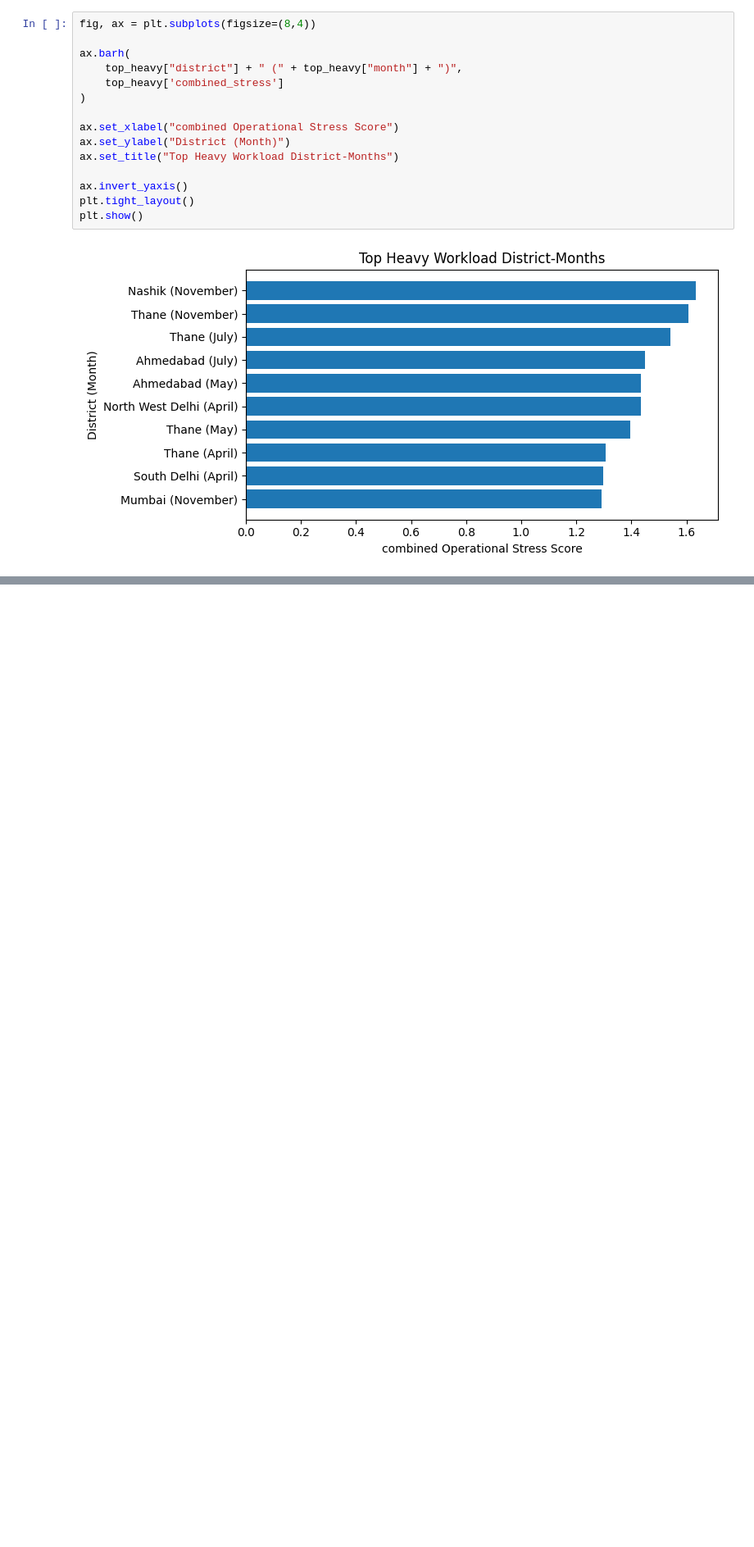
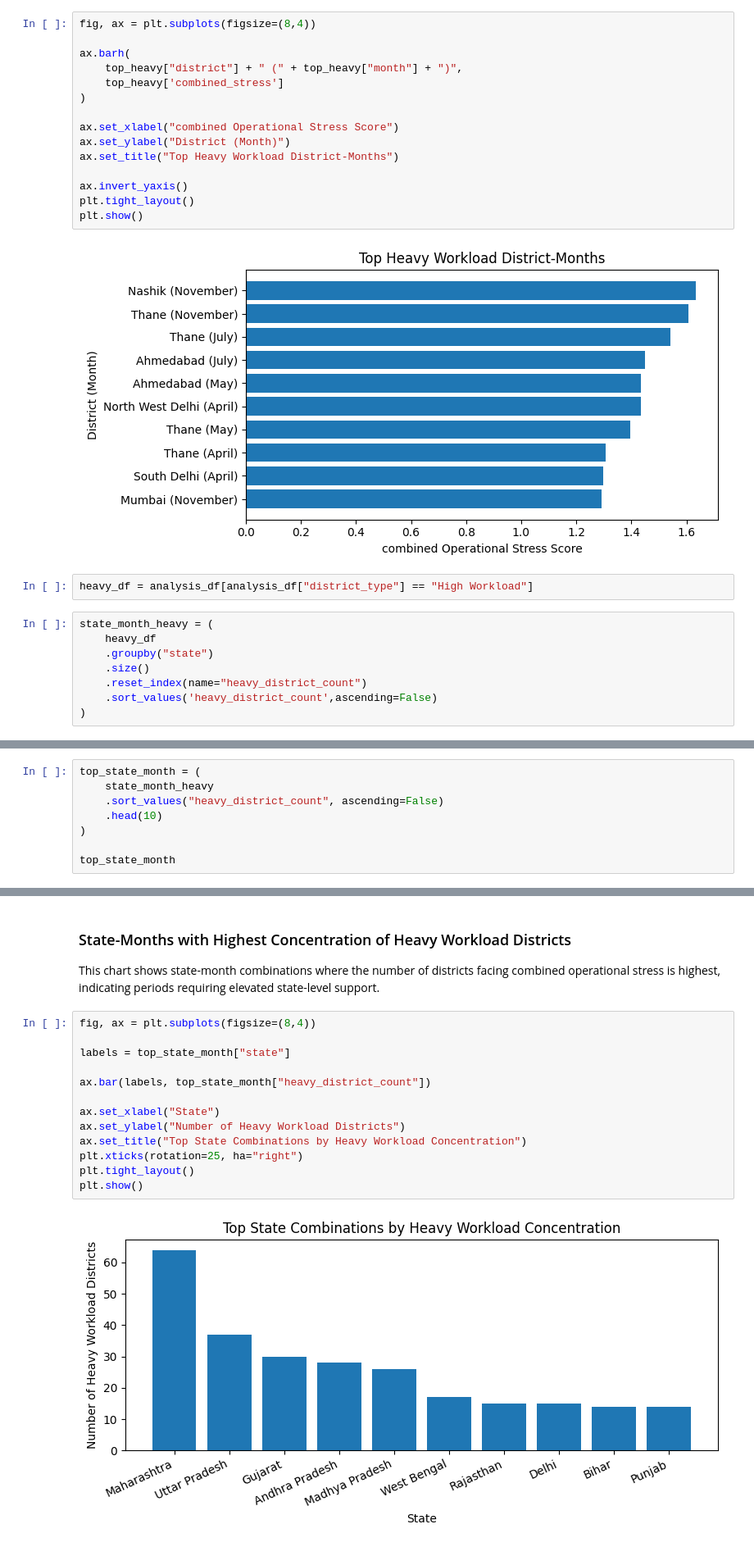
Before and after one commit to ashu977/UIDAI_2026, a Jupyter notebook: EDA_2.ipynb, the cells around one changed output, grey strips where cells are left out. Shown at 82% size. Saved outputs shown, nothing was run; the diff lists cells and outputs as text; blank space fills up the shorter version.

Commit message:
state wise analysis of heavyworkload districts

```diff
--- a/EDA_2.ipynb
+++ b/EDA_2.ipynb
@@ -322,3 +326,13 @@ plt.tight_layout()
 plt.show()
 # %% [output]
 [figure]
+# %%
+heavy_df = analysis_df[analysis_df["district_type"] == "High Workload"]
+# %%
+state_month_heavy = (
+    heavy_df
+    .groupby("state")
+    .size()
+    .reset_index(name="heavy_district_count")
+    .sort_values('heavy_district_count',ascending=False)
+)
@@ -324,0 +359,8 @@ plt.show()
+# %%
+top_state_month = (
+    state_month_heavy
+    .sort_values("heavy_district_count", ascending=False)
+    .head(10)
+)
+
+top_state_month
@@ -324,0 +379,19 @@ plt.show()
+# %% [markdown]
+### State-Months with Highest Concentration of Heavy Workload Districts
+
+This chart shows state-month combinations where the number of districts facing combined operational stress is highest, indicating periods requiring elevated state-level support.
+# %%
+fig, ax = plt.subplots(figsize=(8,4))
+
+labels = top_state_month["state"]
+
+ax.bar(labels, top_state_month["heavy_district_count"])
+
+ax.set_xlabel("State")
+ax.set_ylabel("Number of Heavy Workload Districts")
+ax.set_title("Top State Combinations by Heavy Workload Concentration")
+plt.xticks(rotation=25, ha="right")
+plt.tight_layout()
+plt.show()
+# %% [output]
+[figure, added]
```
Also changed, not shown: parts of 5 cells of this notebook.
